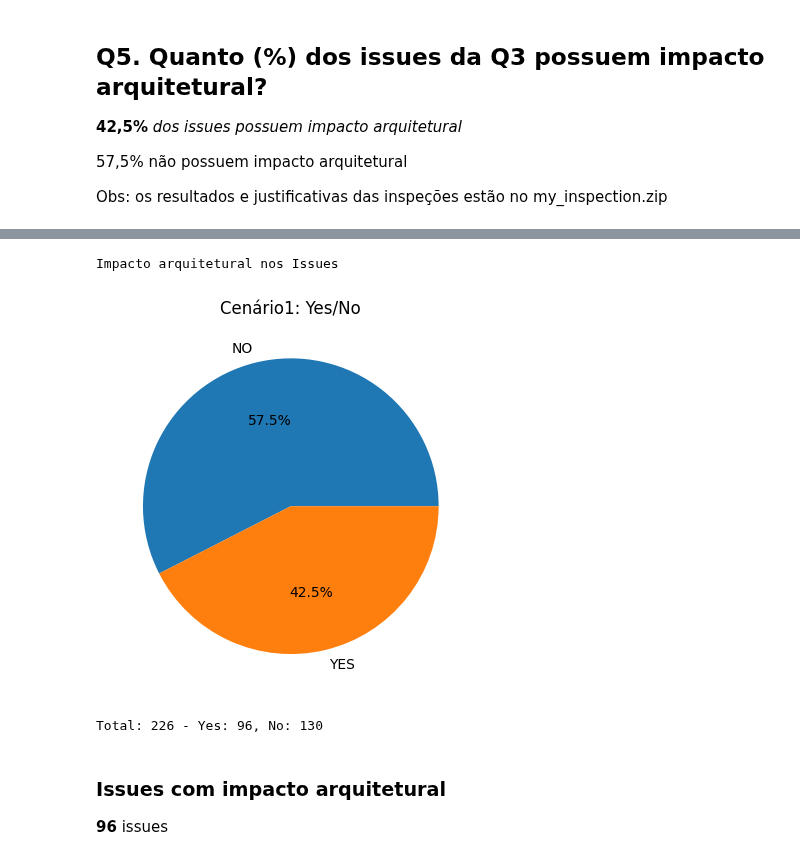
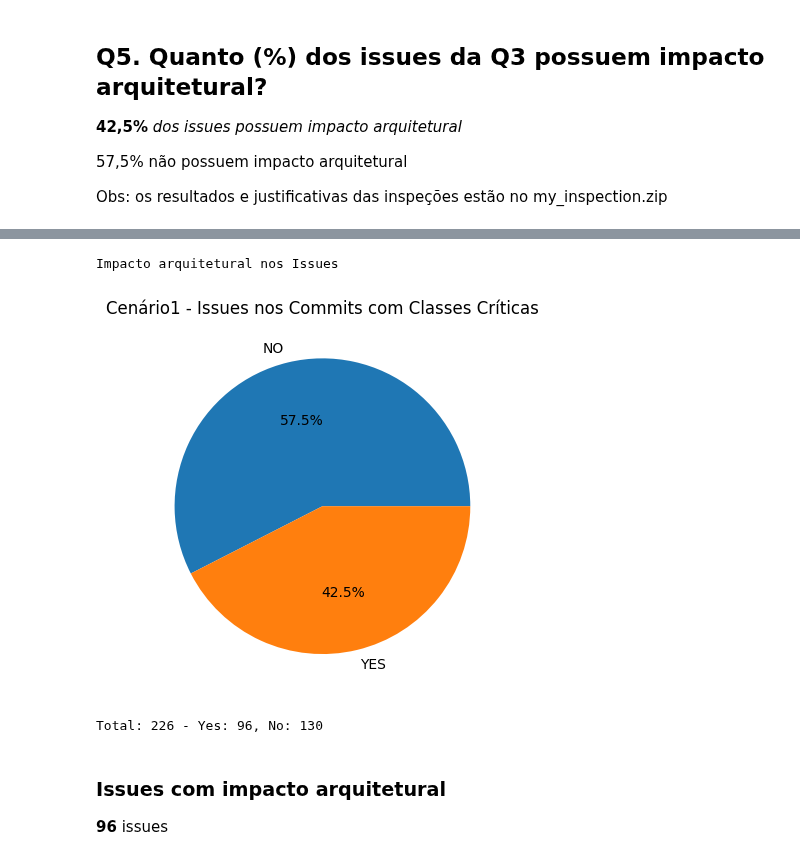
Before and after one commit to armandossrecife/my_validation3, a Jupyter notebook: analise_issues_cassandra.ipynb, the cells around one changed output, grey strips where cells are left out. Cells and saved outputs as stored; diff of their text form; code cells hidden in the pictures.

```diff
--- a/analise_issues_cassandra.ipynb
+++ b/analise_issues_cassandra.ipynb
@@ -215,3 +98,20 @@ my_inspection.zip   100%[===================>] 222.35K  --.-KB/s    in 0.04s
+# %%
+import pandas as pd
+import matplotlib.pyplot as plt
+
+df_commits_classes_criticas = pd.read_excel('commits_arquivos_criticos.xlsx')
+df_issues_in_commits_classes_criticas = pd.read_excel('issues_in_commits_arquivos_criticos.xlsx')
+df_issues_cenario1 = pd.read_excel('cenario1_issues_inspected.xlsx')
+df_commits_cenario1 = pd.read_excel('cenario1_commits_crical_classes_and_issues.xlsx')
+
+def show_pie(my_df, my_field, my_title):
+  type_counts = my_df[my_field].value_counts().sort_values(ascending=False)
+  type_percentages = type_counts / type_counts.sum() * 100
+
+  plt.pie(type_percentages, labels=type_counts.index, autopct="%.1f%%")
+  plt.title(my_title)
+  plt.show()
+  print(f'Total: {type_counts[0] + type_counts[1]} - Yes: {type_counts[1]}, No: {type_counts[0]}')
 # %% [markdown]
 # Primeira Parte
 # %% [markdown]
@@ -680,9 +222,9 @@ df_issues_commits_classes_criticas_inspected
 # %%
 print('Impacto arquitetural nos Issues')
-show_pie_yes_no(my_df=df_issues_commits_classes_criticas_inspected, my_field='architectural_impact', my_title='Cenário1: Yes/No')
+show_pie(my_df=df_issues_cenario1, my_field='architectural_impact', my_title='Cenário1 - Issues nos Commits com Classes Críticas')
 # %% [output]
 Impacto arquitetural nos Issues
-[figure, old version]
+[figure, new version]
 Total: 226 - Yes: 96, No: 130
 # %% [markdown]
 ### Issues com impacto arquitetural
```
Also changed, not shown: parts of 49 cells of this notebook.
